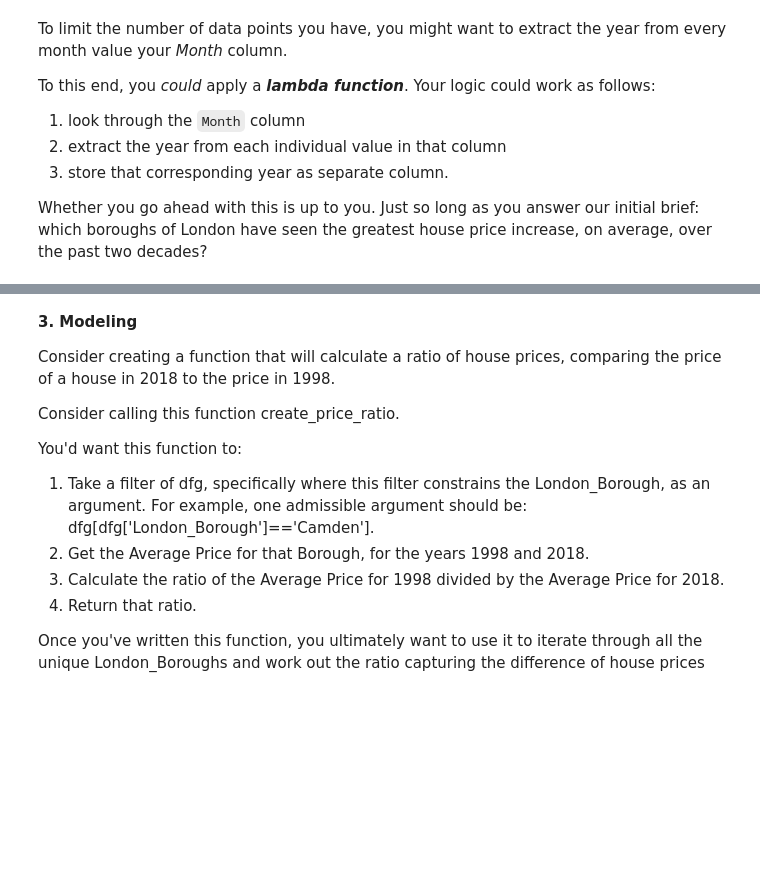
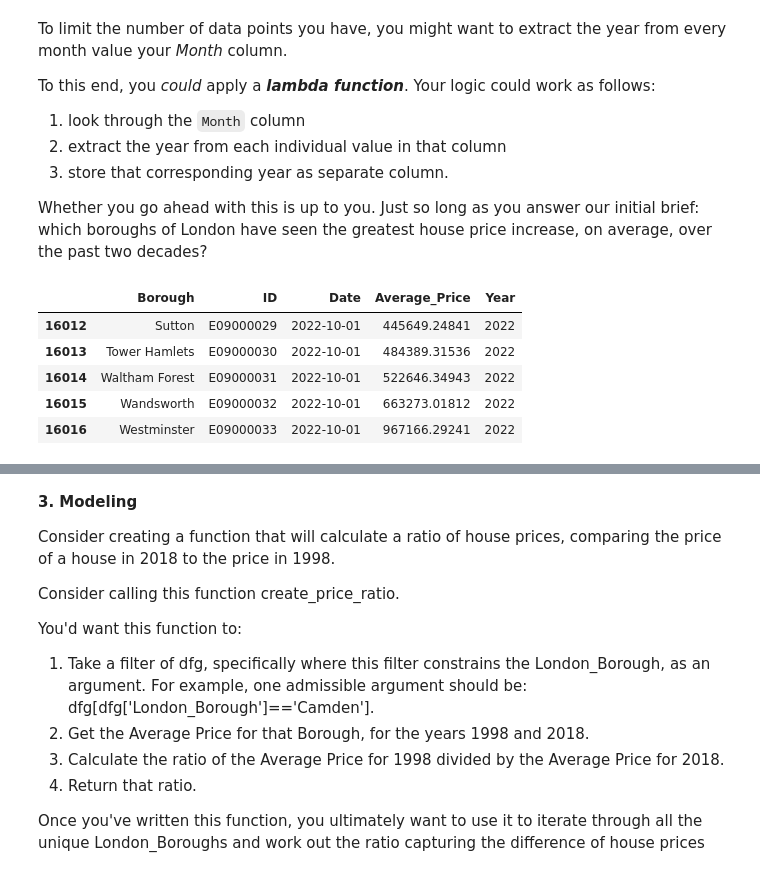
Before and after one commit to synewaz/Springboard-Data-Science-Career-Track-Unit-4-Challenge---Tier-3-Complete, a Jupyter notebook: Unit 4 Challenge - Tier 3.ipynb, the cells around one changed output, grey strips where cells are left out. Cells and saved outputs as stored; diff of their text form; code cells hidden in the pictures; blank space fills up the shorter version.

```diff
--- a/Unit 4 Challenge - Tier 3.ipynb
+++ b/Unit 4 Challenge - Tier 3.ipynb
@@ -434,3 +440,14 @@ To this end, you *could* apply a ***lambda function***. Your logic could work as
 3. store that corresponding year as separate column.
 
 Whether you go ahead with this is up to you. Just so long as you answer our initial brief: which boroughs of London have seen the greatest house price increase, on average, over the past two decades?
+# %%
+properties_Na['Year'] = properties_Na['Date'].apply(lambda t: t.year)
+
+properties_Na.tail()
+# %% [output]
+|  | Borough | ID | Date | Average_Price | Year |
+| 16012 | Sutton | E09000029 | 2022-10-01 | 445649.24841 | 2022 |
+| 16013 | Tower Hamlets | E09000030 | 2022-10-01 | 484389.31536 | 2022 |
+| 16014 | Waltham Forest | E09000031 | 2022-10-01 | 522646.34943 | 2022 |
+| 16015 | Wandsworth | E09000032 | 2022-10-01 | 663273.01812 | 2022 |
+| 16016 | Westminster | E09000033 | 2022-10-01 | 967166.29241 | 2022 |
```
Also changed, not shown: parts of 3 cells of this notebook.
